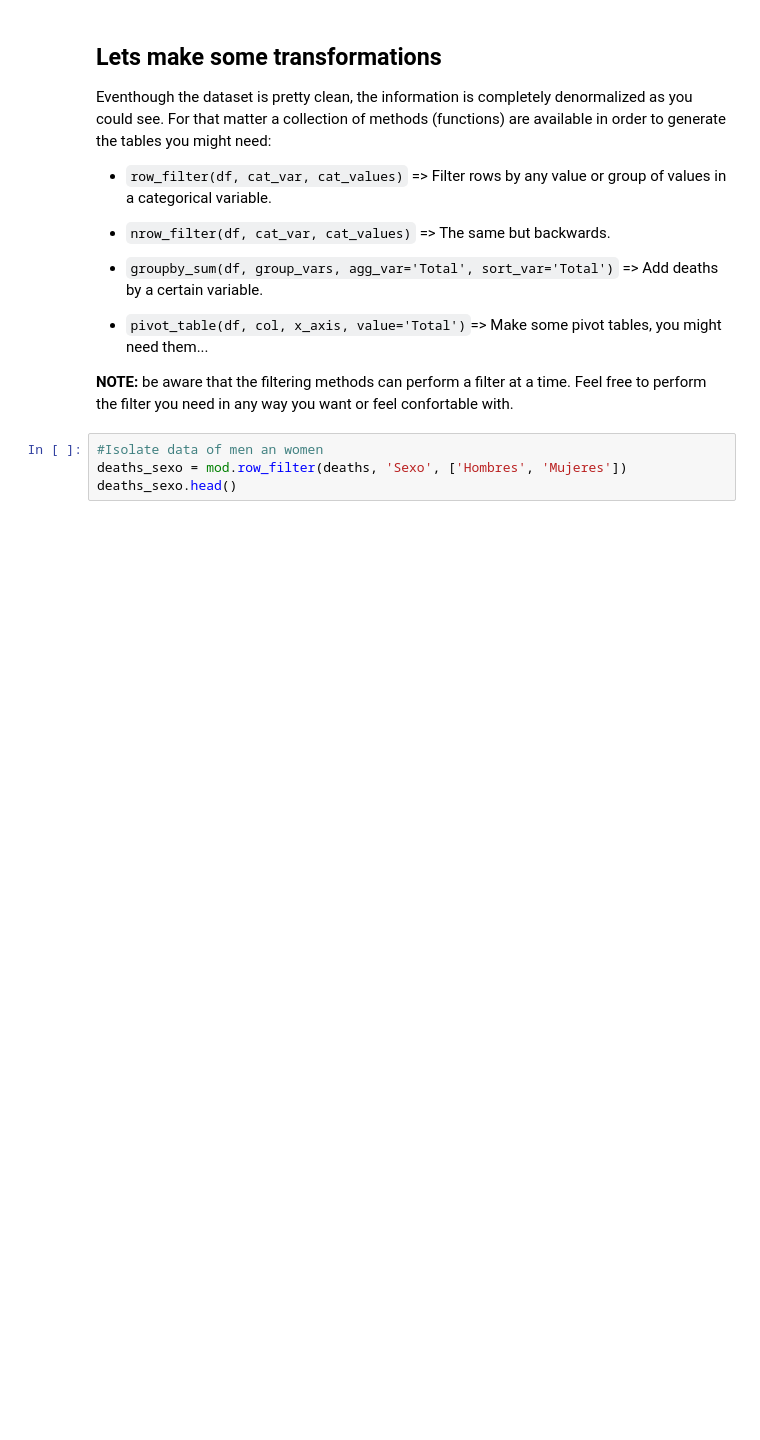
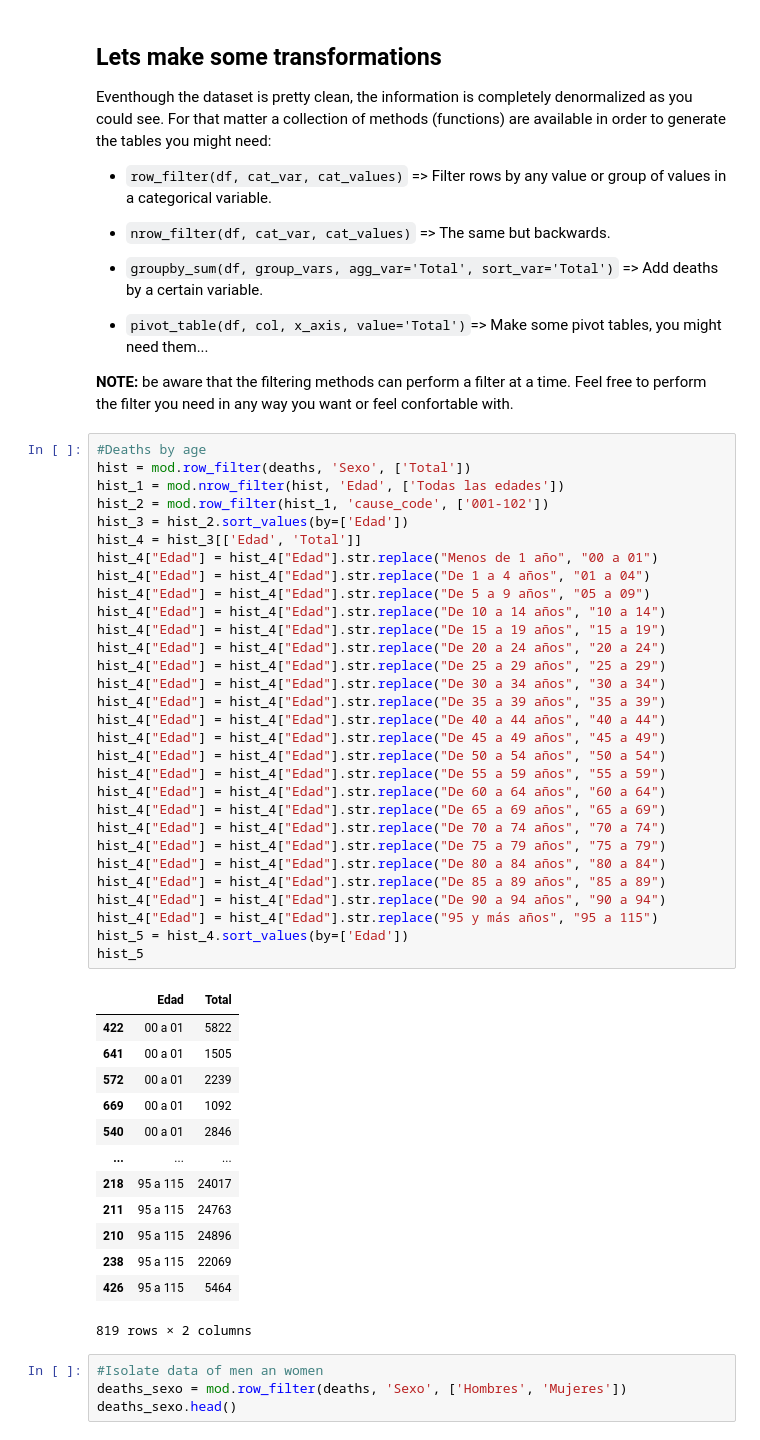
Before and after one commit to MargaMontV/deadly_viz_challenge, a Jupyter notebook: notebooks/deadly_viz_challenge.ipynb, the cells around one changed output. Cells and saved outputs as stored; diff of their text form; blank space fills up the shorter version.

```diff
--- a/notebooks/deadly_viz_challenge.ipynb
+++ b/notebooks/deadly_viz_challenge.ipynb
@@ -200,6 +200,50 @@ Eventhough the dataset is pretty clean, the information is completely denormaliz
 - `pivot_table(df, col, x_axis, value='Total')`=> Make some pivot tables, you might need them...
 
 __NOTE:__ be aware that the filtering methods can perform a filter at a time. Feel free to perform the filter you need in any way you want or feel confortable with.
+# %%
+#Deaths by age
+hist = mod.row_filter(deaths, 'Sexo', ['Total'])
+hist_1 = mod.nrow_filter(hist, 'Edad', ['Todas las edades'])
+hist_2 = mod.row_filter(hist_1, 'cause_code', ['001-102'])
+hist_3 = hist_2.sort_values(by=['Edad'])
+hist_4 = hist_3[['Edad', 'Total']]
+hist_4["Edad"] = hist_4["Edad"].str.replace("Menos de 1 año", "00 a 01")
+hist_4["Edad"] = hist_4["Edad"].str.replace("De 1 a 4 años", "01 a 04")
+hist_4["Edad"] = hist_4["Edad"].str.replace("De 5 a 9 años", "05 a 09")
+hist_4["Edad"] = hist_4["Edad"].str.replace("De 10 a 14 años", "10 a 14")
+hist_4["Edad"] = hist_4["Edad"].str.replace("De 15 a 19 años", "15 a 19")
+hist_4["Edad"] = hist_4["Edad"].str.replace("De 20 a 24 años", "20 a 24")
+hist_4["Edad"] = hist_4["Edad"].str.replace("De 25 a 29 años", "25 a 29")
+hist_4["Edad"] = hist_4["Edad"].str.replace("De 30 a 34 años", "30 a 34")
+hist_4["Edad"] = hist_4["Edad"].str.replace("De 35 a 39 años", "35 a 39")
+hist_4["Edad"] = hist_4["Edad"].str.replace("De 40 a 44 años", "40 a 44")
+hist_4["Edad"] = hist_4["Edad"].str.replace("De 45 a 49 años", "45 a 49")
+hist_4["Edad"] = hist_4["Edad"].str.replace("De 50 a 54 años", "50 a 54")
+hist_4["Edad"] = hist_4["Edad"].str.replace("De 55 a 59 años", "55 a 59")
+hist_4["Edad"] = hist_4["Edad"].str.replace("De 60 a 64 años", "60 a 64")
+hist_4["Edad"] = hist_4["Edad"].str.replace("De 65 a 69 años", "65 a 69")
+hist_4["Edad"] = hist_4["Edad"].str.replace("De 70 a 74 años", "70 a 74")
+hist_4["Edad"] = hist_4["Edad"].str.replace("De 75 a 79 años", "75 a 79")
+hist_4["Edad"] = hist_4["Edad"].str.replace("De 80 a 84 años", "80 a 84")
+hist_4["Edad"] = hist_4["Edad"].str.replace("De 85 a 89 años", "85 a 89")
+hist_4["Edad"] = hist_4["Edad"].str.replace("De 90 a 94 años", "90 a 94")
+hist_4["Edad"] = hist_4["Edad"].str.replace("95 y más años", "95 a 115")
+hist_5 = hist_4.sort_values(by=['Edad'])
+hist_5
+# %% [output]
+|  | Edad | Total |
+| 422 | 00 a 01 | 5822 |
+| 641 | 00 a 01 | 1505 |
+| 572 | 00 a 01 | 2239 |
+| 669 | 00 a 01 | 1092 |
+| 540 | 00 a 01 | 2846 |
+| ... | ... | ... |
+| 218 | 95 a 115 | 24017 |
+| 211 | 95 a 115 | 24763 |
+| 210 | 95 a 115 | 24896 |
+| 238 | 95 a 115 | 22069 |
+| 426 | 95 a 115 | 5464 |
+819 rows × 2 columns
 # %%
 #Isolate data of men an women
 deaths_sexo = mod.row_filter(deaths, 'Sexo', ['Hombres', 'Mujeres'])
```
Also changed, not shown: parts of 19 cells of this notebook.
